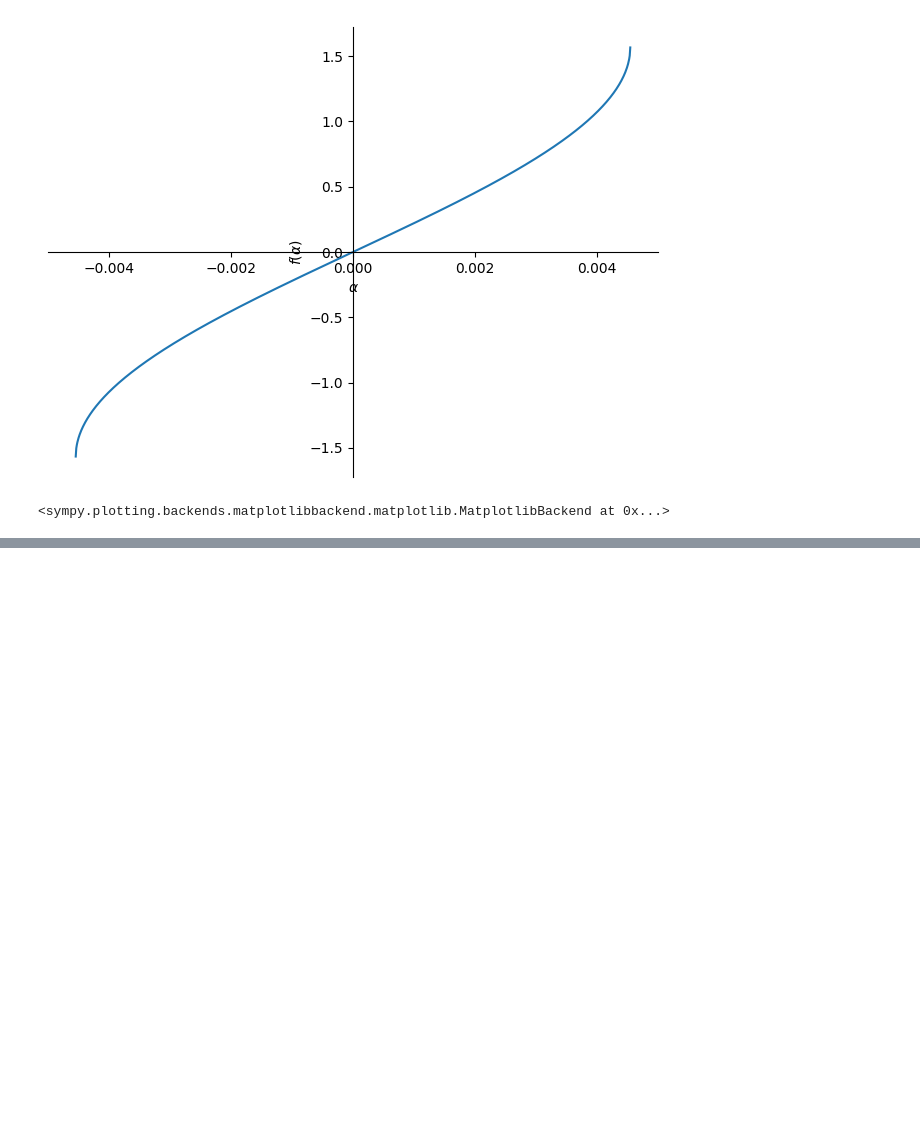
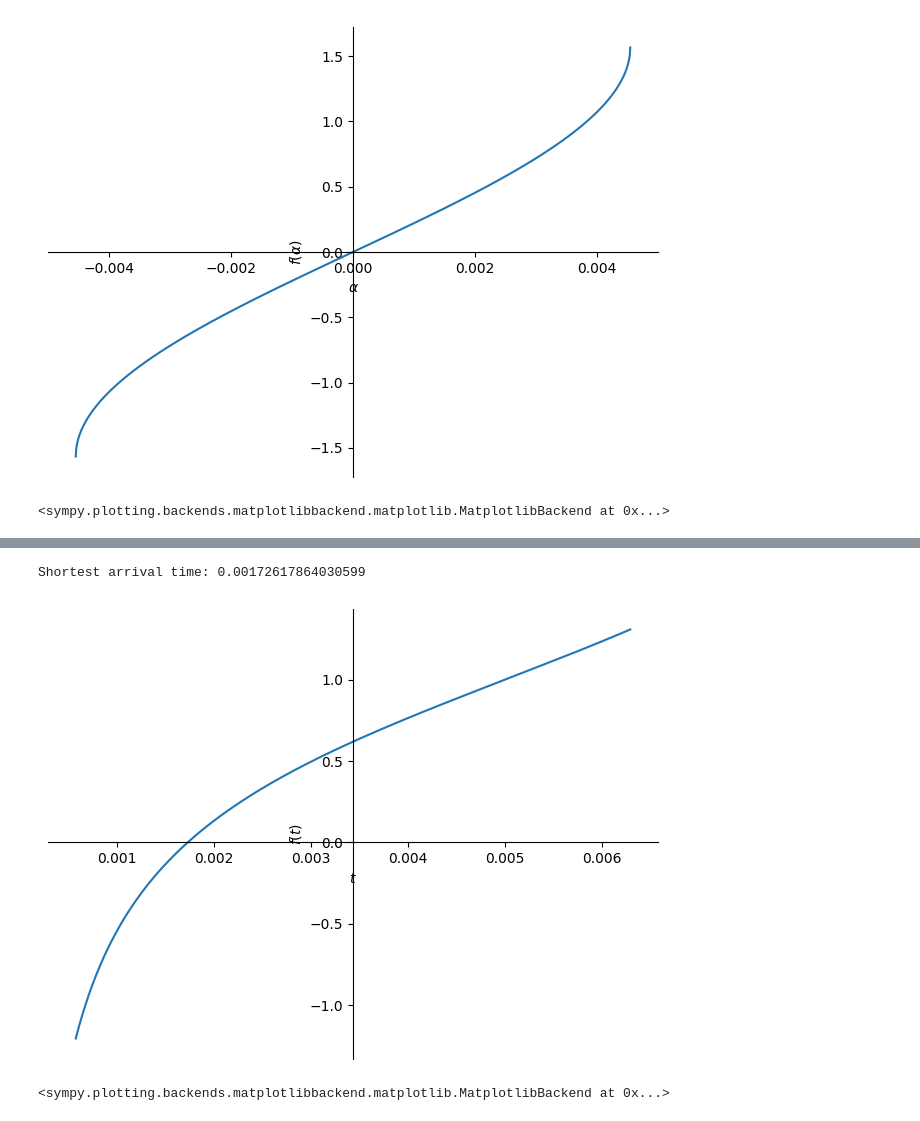
Before and after one commit to alvazi2/RelativisticIllumination, a Jupyter notebook: MoonSweep.ipynb, the cells around one changed output, grey strips where cells are left out. Drawn from its saved outputs; the diff is of its cells as text; code cells hidden in the pictures; blank space fills up the shorter version.

Commit message:
More calculations (numeric) and plots

```diff
--- a/MoonSweep.ipynb
+++ b/MoonSweep.ipynb
@@ -131,0 +146,12 @@ plot(arrivalTimeMoon(t), (t, 0, maxDupTime*1.1))
+# %%
+# Calculate shortest arrival time (numerically, no analytic solution)
+# Need to set starting range > 0 because derivative is (-) infinite at t = 0
+
+shortestArrivalTime = nsolve(diff(arrivalTimeMoon(t)), (maxDupTime*0.01, maxDupTime*1.1))
+print('Shortest arrival time:', shortestArrivalTime)
+
+plot(diff(arrivalTimeMoon(t), t), (t, maxDupTime*0.1, maxDupTime*1.1))
+# %% [output]
+Shortest arrival time: 0.00172617864030599
+[figure, added]
+<sympy.plotting.backends.matplotlibbackend.matplotlib.MatplotlibBackend at 0x...>
```
Also changed, not shown: parts of 7 cells of this notebook.
